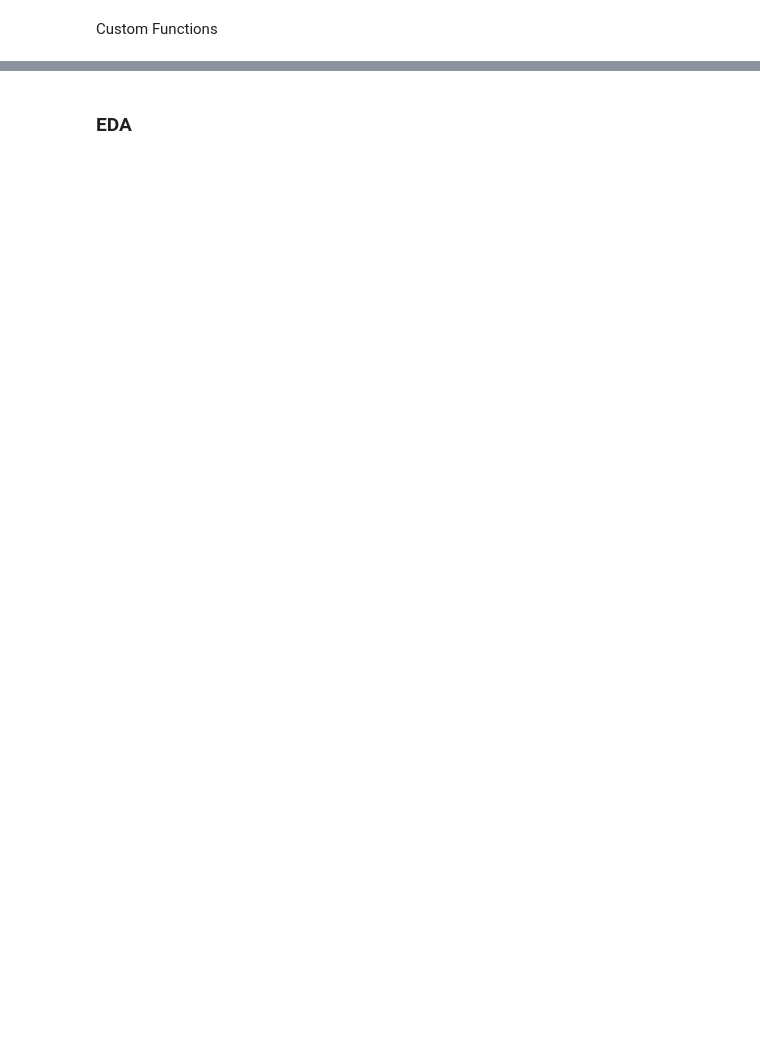
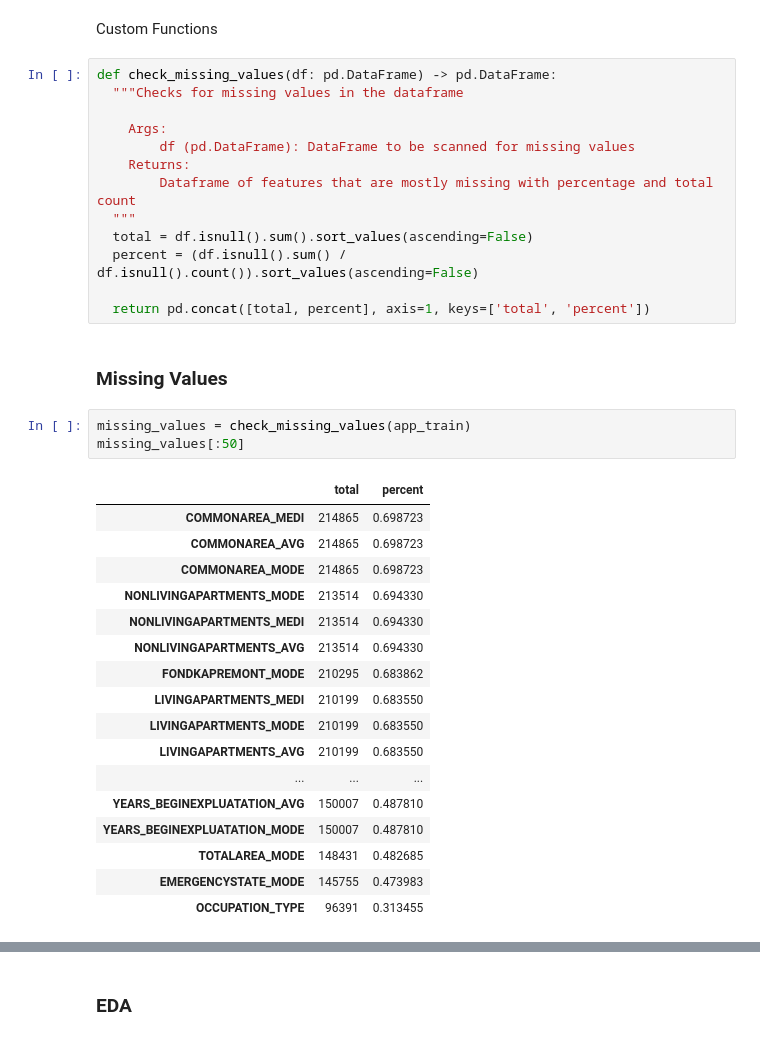
Before and after one commit to LeonMilosevic/home_credit, a Jupyter notebook: home_credit.ipynb, the cells around one changed output, grey strips where cells are left out. Cells and saved outputs as stored; diff of their text form; blank space fills up the shorter version.

```diff
--- a/home_credit.ipynb
+++ b/home_credit.ipynb
@@ -50,2 +63,38 @@ Files
 # %% [markdown]
 Custom Functions
+# %%
+def check_missing_values(df: pd.DataFrame) -> pd.DataFrame:
+  """Checks for missing values in the dataframe
+
+    Args:
+        df (pd.DataFrame): DataFrame to be scanned for missing values
+    Returns:
+        Dataframe of features that are mostly missing with percentage and total count
+  """
+  total = df.isnull().sum().sort_values(ascending=False)
+  percent = (df.isnull().sum() / df.isnull().count()).sort_values(ascending=False)
+
+  return pd.concat([total, percent], axis=1, keys=['total', 'percent'])
+# %% [markdown]
+### Missing Values
+# %%
+missing_values = check_missing_values(app_train)
+missing_values[:50]
+# %% [output]
+|  | total | percent |
+| COMMONAREA_MEDI | 214865 | 0.698723 |
+| COMMONAREA_AVG | 214865 | 0.698723 |
+| COMMONAREA_MODE | 214865 | 0.698723 |
+| NONLIVINGAPARTMENTS_MODE | 213514 | 0.694330 |
+| NONLIVINGAPARTMENTS_MEDI | 213514 | 0.694330 |
+| NONLIVINGAPARTMENTS_AVG | 213514 | 0.694330 |
+| FONDKAPREMONT_MODE | 210295 | 0.683862 |
+| LIVINGAPARTMENTS_MEDI | 210199 | 0.683550 |
+| LIVINGAPARTMENTS_MODE | 210199 | 0.683550 |
+| LIVINGAPARTMENTS_AVG | 210199 | 0.683550 |
+| ... | ... | ... |
+| YEARS_BEGINEXPLUATATION_AVG | 150007 | 0.487810 |
+| YEARS_BEGINEXPLUATATION_MODE | 150007 | 0.487810 |
+| TOTALAREA_MODE | 148431 | 0.482685 |
+| EMERGENCYSTATE_MODE | 145755 | 0.473983 |
+| OCCUPATION_TYPE | 96391 | 0.313455 |
```
Also changed, not shown: parts of 11 cells of this notebook.
